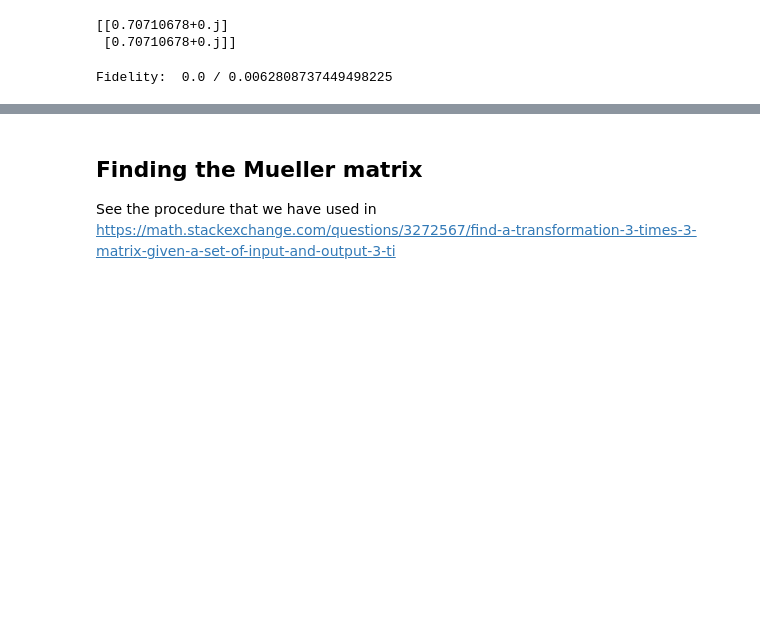
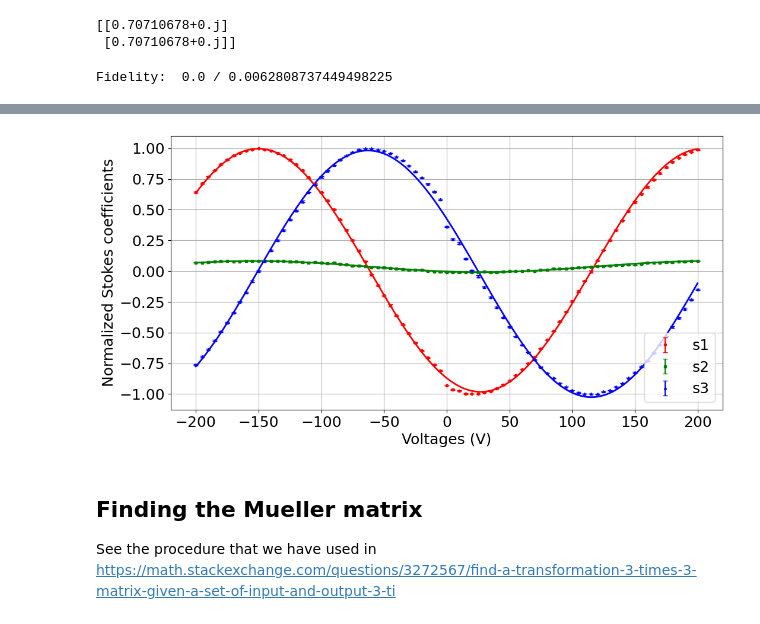
Before and after one commit to RaulLahoz/Perovskite_QKD, a Jupyter notebook: Analysis_MuellerMatrices.ipynb, the cells around one changed output, grey strips where cells are left out. Drawn from its saved outputs; the diff is of its cells as text; code cells hidden in the pictures; blank space fills up the shorter version.

```diff
--- a/Analysis_MuellerMatrices.ipynb
+++ b/Analysis_MuellerMatrices.ipynb
@@ -175,3 +240,50 @@ Fidelity:  0.0 / 0.0062808737449498225
+# %%
+from scipy.optimize import curve_fit
+
+# Define the sine function for fitting
+def sine_func(x, A, B, C, D):
+    return A + B * np.sin(x / C + D)
+
+# Variables for plotting
+marker_size = 3
+font_size = 18  # This will control labels, legend, and tick numbers
+
+plt.figure(figsize=(12,6))
+
+# Colors and markers for the three datasets
+colors = ['r', 'g', 'b']
+markers = ['o', 's', '^']
+means = [means_s1, means_s2, means_s3]
+stds = [stds_s1, stds_s2, stds_s3]
+labels = ['s1', 's2', 's3']
+
+# Fit and plot each dataset
+x_fit = np.linspace(min(voltages), max(voltages), 500)  # Smooth x for plotting fit
+
+for i in range(3):
+    # Fit the sine function
+    popt, _ = curve_fit(sine_func, voltages, means[i],
+                        p0=[np.mean(means[i]), (max(means[i])-min(means[i]))/2, 100, 0])
+
+    # Plot data with error bars
+    plt.errorbar(voltages, means[i], yerr=stds[i], fmt=markers[i], markersize=marker_size,
+                 capsize=3, label=labels[i], color=colors[i])
+
+    # Plot the fitted curve with same color
+    plt.plot(x_fit, sine_func(x_fit, *popt), color=colors[i], linestyle='-', linewidth=2)
+
+# Labels, title, legend, grid
+plt.xlabel('Voltages (V)', fontsize=font_size)
+plt.ylabel('Normalized Stokes coefficients', fontsize=font_size)
+plt.legend(fontsize=font_size)
+plt.grid(True)
+
+# Change the tick label size using font_size
+plt.tick_params(axis='both', which='major', labelsize=font_size)
+
+plt.show()
+# %% [output]
+[figure, added]
 # %% [markdown]
 ## Finding the Mueller matrix
 
```
Also changed, not shown: parts of 6 cells of this notebook.
